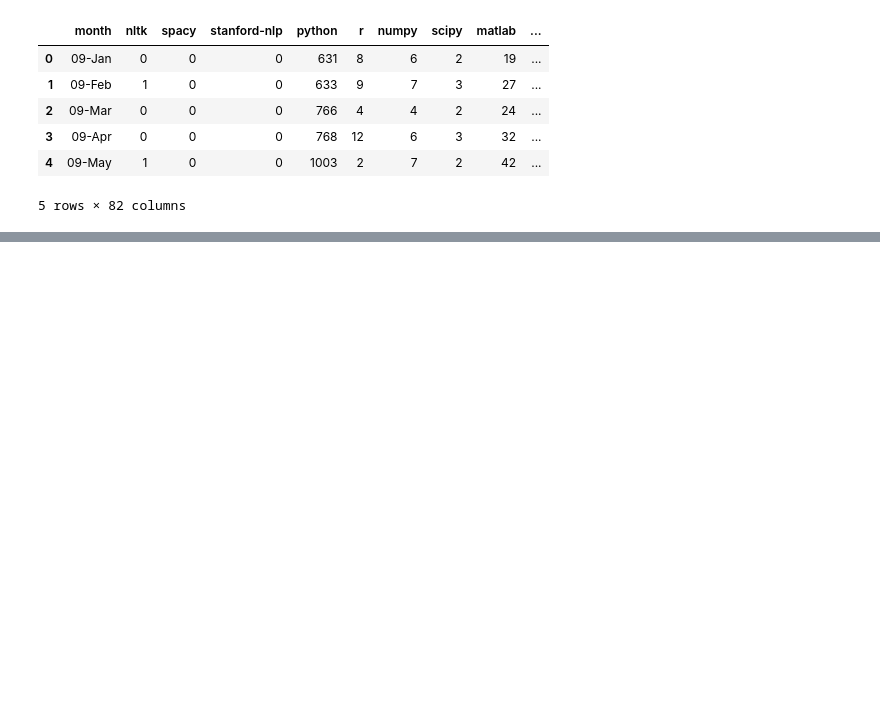
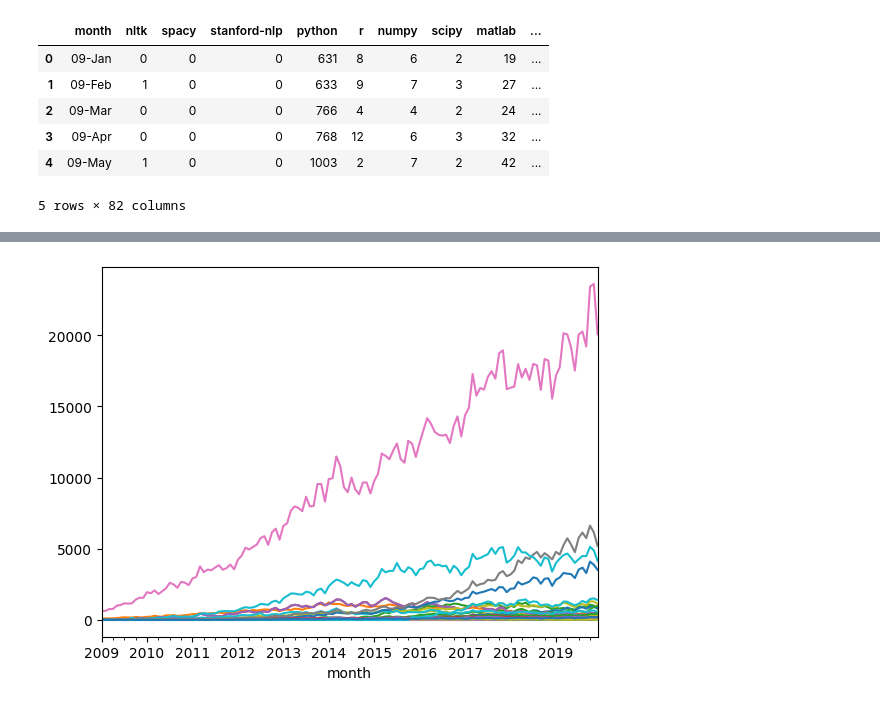
Before and after one commit to dkhundley/ts-forecasting-course, a Jupyter notebook: week-01/notebooks/stack-overflow-dataset.ipynb, the cells around one changed output, grey strips where cells are left out. Drawn from its saved outputs; the diff is of its cells as text; code cells hidden in the pictures; blank space fills up the shorter version.

Commit message:
Completing first notebook interacting with Stack Overflow data

```diff
--- a/week-01/notebooks/stack-overflow-dataset.ipynb
+++ b/week-01/notebooks/stack-overflow-dataset.ipynb
@@ -45,0 +98,17 @@ df_long.head(10)
+# %%
+# Import Jupyter's "display" functionality to view the outputted results appropriately
+from IPython.display import display
+
+# Performing all the same actions above except chained together
+df = (
+    pd.read_csv('../data/MLTollsStackOverflow.csv')
+    .pipe(lambda df: pd.melt(df, id_vars = 'month', var_name = 'topic', value_name = 'questions'))
+    .assign(
+        month = lambda df: pd.to_datetime(df['month'], format = '%y-%b'),
+        topic = lambda df: df['topic'].astype('category')
+    )
+    .pipe(lambda df: display(df) or df)
+    .set_index(['month', 'topic'])
+    .sort_index()
+    .pipe(lambda df: display(df) or df)
+)
@@ -45,0 +165,5 @@ df_long.head(10)
+# %%
+# Unstacking and visualizing the full dataset (hiding the legend as it yields too many results)
+df.unstack().plot(legend = False);
+# %% [output]
+[figure, added]
```
Also changed, not shown: parts of 22 cells of this notebook, 1 other file.
